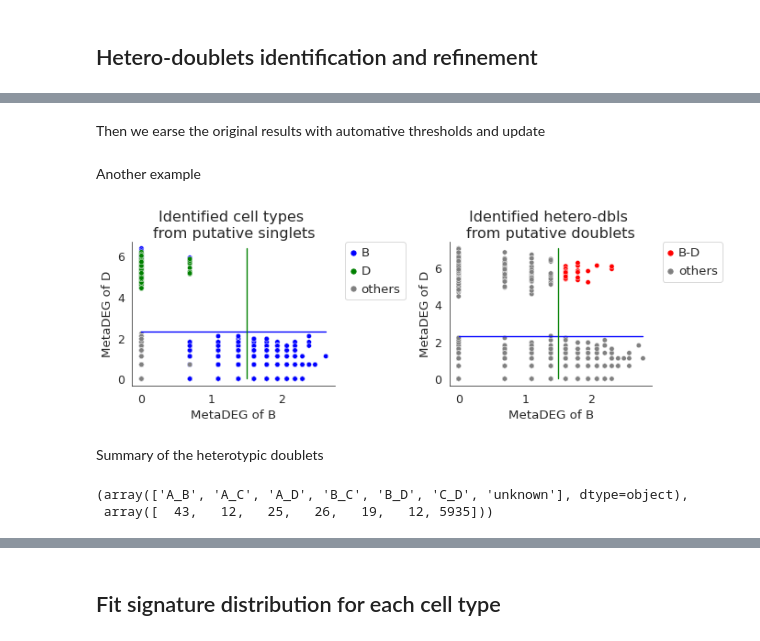
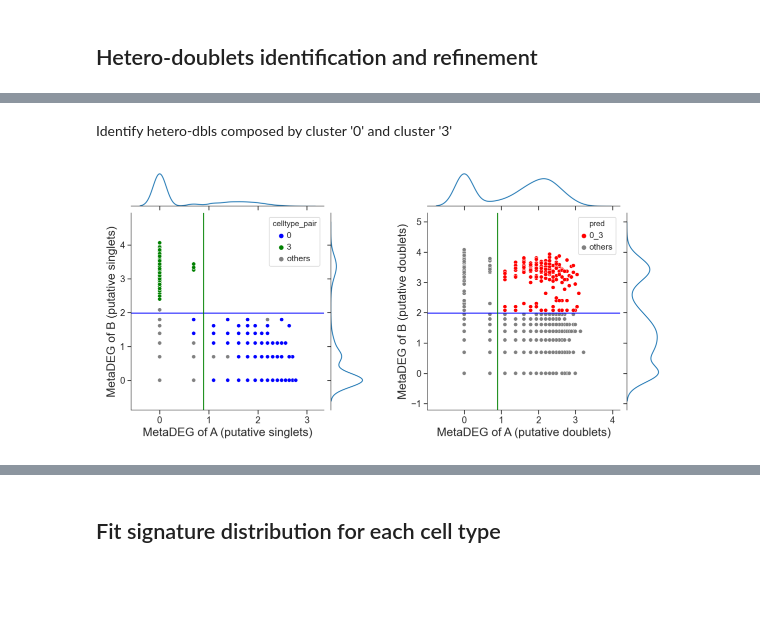
Before and after one commit to QiuyuLian/TOMAS, a Jupyter notebook: docs/source/Generic_case.ipynb, the cells around one changed output, grey strips where cells are left out. Saved outputs shown, nothing was run; the diff lists cells and outputs as text; code cells hidden in the pictures; blank space fills up the shorter version.

```diff
--- a/docs/source/Generic_case.ipynb
+++ b/docs/source/Generic_case.ipynb
@@ -95,11 +186,0 @@ If we could have good clustering results and could know marker genes of constitu
-# %%
-ct_mapper = {}
-ct_mapper['3']='A'   # g_2426  marker of cell type A
-ct_mapper['0']='B'   # g_10031 marker of cell type B
-ct_mapper['1']='C'   # g_5031  marker of cell type C
-ct_mapper['2']='D'   # g_5497  marker of cell type D
-
-adata_psgl.obs['danno_RNAonly'] = pd.Categorical([ct_mapper[g] for g in adata_psgl.obs['leiden']],
-                                                               categories=ct_mapper.values())
-
-sc.pl.umap(adata_psgl, color=['danno_RNAonly'])
@@ -110,3 +191,5 @@ sc.pl.umap(adata_psgl, color=['danno_RNAonly'])
 # %%
 adata.obs['danno_RNAonly'] = 'unknown'
-adata.obs.loc[adata_psgl.obs_names,'danno_RNAonly'] = adata_psgl.obs['danno_RNAonly'].values
+adata.obs.loc[adata_psgl.obs_names,'danno_RNAonly'] = adata_psgl.obs['leiden'].values
+sc.tl.rank_genes_groups(adata_psgl, 'leiden', method='wilcoxon')
+degene_sorted = tm.auxi.extract_specific_genes(adata_psgl, 'leiden')
@@ -117,3 +205,0 @@ Detect genes specifically highly expressed in each cell type.
-# %%
-sc.tl.rank_genes_groups(adata_psgl, 'danno_RNAonly', method='wilcoxon')
-degene_sorted = tm.auxi.extract_specific_genes(adata_psgl, 'danno_RNAonly')
@@ -173,18 +245,12 @@ dbl_candidate = tm.infer.heteroDbl_bc(adata,
-# %% [markdown]
-Then we earse the original results with automative thresholds and update
-# %%
-adata.obs.loc[adata.obs['heteroDbl']==dbl,'heteroDbl'] = 'unknown'
-adata.obs.loc[dbl_candidate,'heteroDbl'] = dbl
-# %% [markdown]
-Another example
+# %% [markdown]
+Identify hetero-dbls composed by cluster '0' and cluster '3'
 # %%
-dbl = 'B_D'
-
-dbl_candidate = tm.infer.heteroDbl_bc(adata,
-                                          dbl,
-                                          d_groupby = 'droplet_type',
-                                          ct_groupby = 'danno_RNAonly',
-                                          threshold_x = 1.5,
-                                          de_sorted = degene_sorted)
+## try default parameters first
+tm.infer.heteroDbl_bc(adata,
+                      '0_3',
+                      d_groupby = 'droplet_type',
+                      ct_groupby = 'danno_RNAonly',
+                      de_sorted = degene_sorted,
+                      dpi=60)
 # %% [output]
-[figure, old version]
+[figure, new version]
@@ -194,7 +256,0 @@ adata.obs.loc[dbl_candidate,'heteroDbl'] = dbl
-# %% [markdown]
-Summary of the heterotypic doublets
-# %%
-np.unique(adata.obs['heteroDbl'], return_counts=True)
-# %% [output]
-(array(['A_B', 'A_C', 'A_D', 'B_C', 'B_D', 'C_D', 'unknown'], dtype=object),
- array([  43,   12,   25,   26,   19,   12, 5935]))
```
Also changed, not shown: parts of 74 cells of this notebook, 18 other files.
